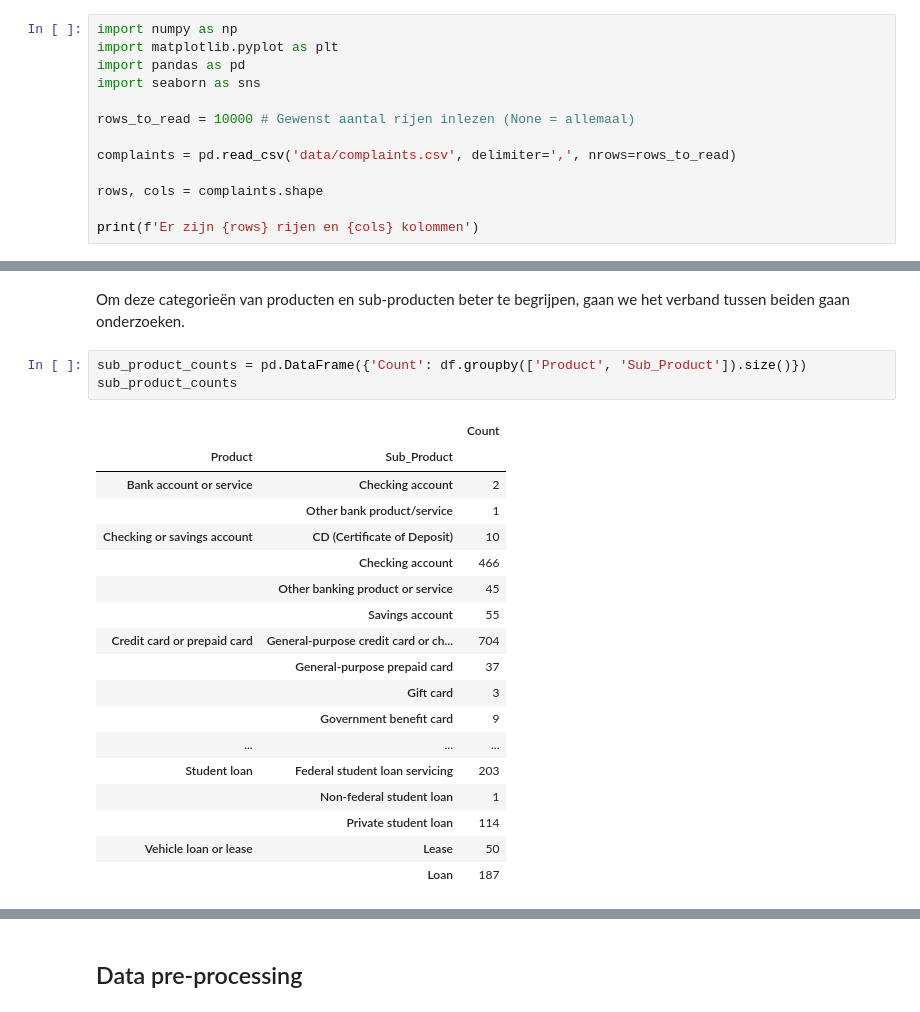
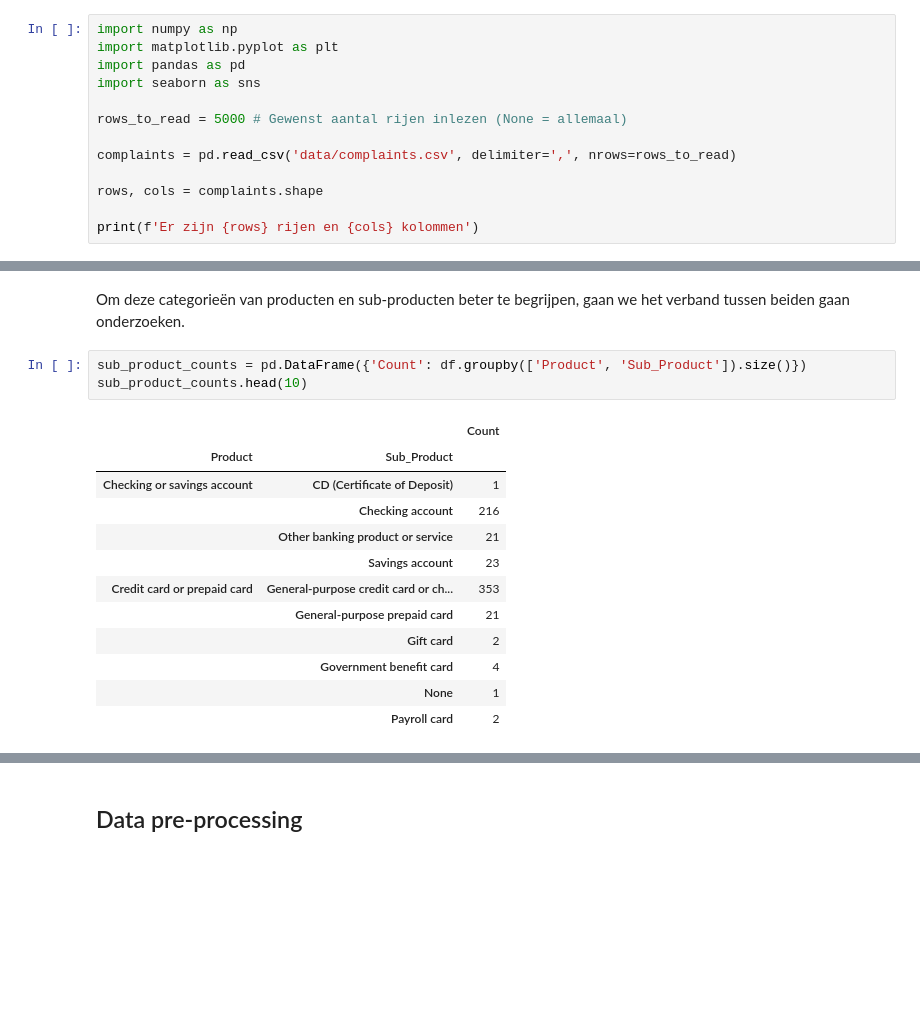
Before and after one commit to WouterStemgee/applied-machine-learning-consumer-complaints-database, a Jupyter notebook: sprint1_Wouter.ipynb, the cells around one changed output, grey strips where cells are left out. Drawn from its saved outputs; the diff is of its cells as text; blank space fills up the shorter version.

```diff
--- a/sprint1_Wouter.ipynb
+++ b/sprint1_Wouter.ipynb
@@ -10,7 +12,7 @@ import matplotlib.pyplot as plt
 import pandas as pd
 import seaborn as sns
 
-rows_to_read = 10000 # Gewenst aantal rijen inlezen (None = allemaal)
+rows_to_read = 5000 # Gewenst aantal rijen inlezen (None = allemaal)
 
 complaints = pd.read_csv('data/complaints.csv', delimiter=',', nrows=rows_to_read)
 
@@ -169,26 +168,20 @@ De verdeling van de data over de verschillende categorieën is niet gebalanceerd
 Om deze categorieën van producten en sub-producten beter te begrijpen, gaan we het verband tussen beiden gaan onderzoeken.
 # %%
 sub_product_counts = pd.DataFrame({'Count': df.groupby(['Product', 'Sub_Product']).size()})
-sub_product_counts
+sub_product_counts.head(10)
 # %% [output]
 |  |  | Count |
 | Product | Sub_Product |  |
-| Bank account or service | Checking account | 2 |
-|  | Other bank product/service | 1 |
-| Checking or savings account | CD (Certificate of Deposit) | 10 |
-|  | Checking account | 466 |
-|  | Other banking product or service | 45 |
-|  | Savings account | 55 |
-| Credit card or prepaid card | General-purpose credit card or ch... | 704 |
-|  | General-purpose prepaid card | 37 |
-|  | Gift card | 3 |
-|  | Government benefit card | 9 |
-| ... | ... | ... |
-| Student loan | Federal student loan servicing | 203 |
-|  | Non-federal student loan | 1 |
-|  | Private student loan | 114 |
-| Vehicle loan or lease | Lease | 50 |
-|  | Loan | 187 |
+| Checking or savings account | CD (Certificate of Deposit) | 1 |
+|  | Checking account | 216 |
+|  | Other banking product or service | 21 |
+|  | Savings account | 23 |
+| Credit card or prepaid card | General-purpose credit card or ch... | 353 |
+|  | General-purpose prepaid card | 21 |
+|  | Gift card | 2 |
+|  | Government benefit card | 4 |
+|  | None | 1 |
+|  | Payroll card | 2 |
 # %%
 sub_product_counts.unstack().plot(kind='barh', stacked=True, legend=None, title="Aantal klachten per sub-product categorie")
 # %% [output]
```
Also changed, not shown: parts of 22 cells of this notebook.
